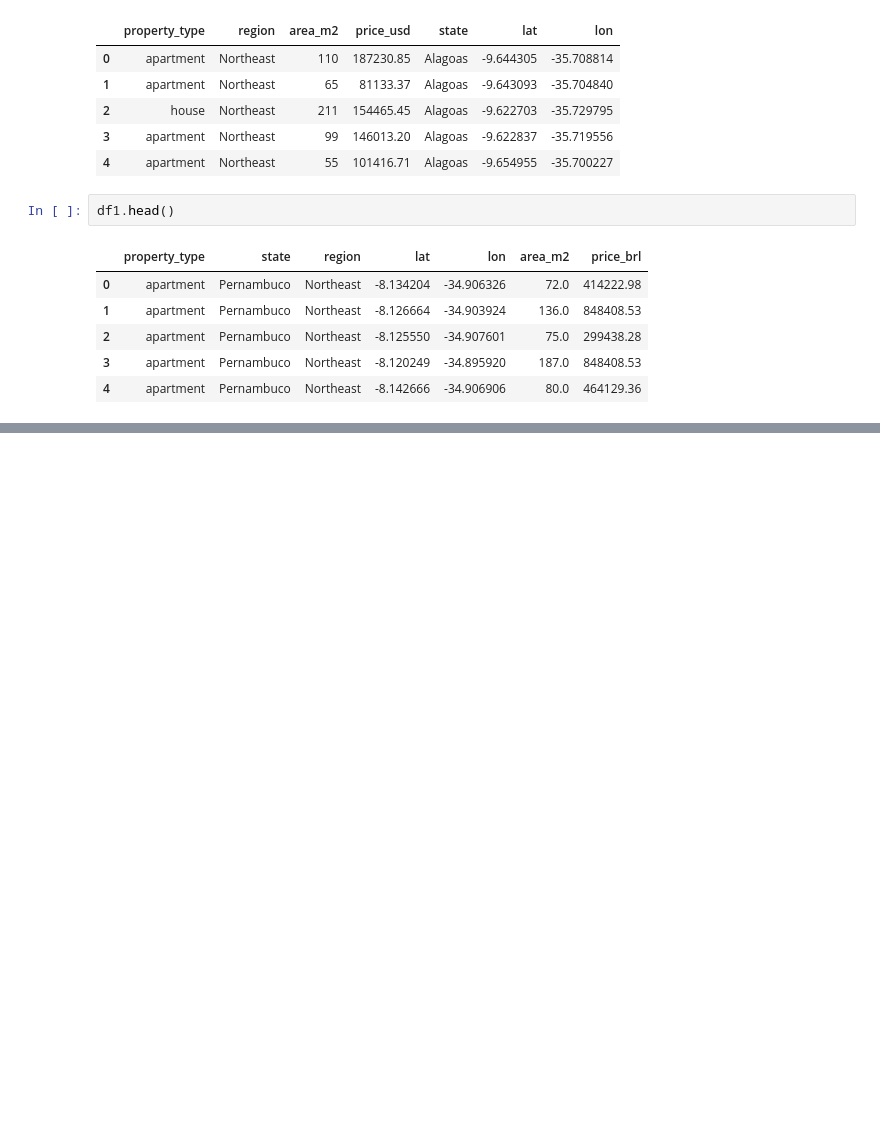
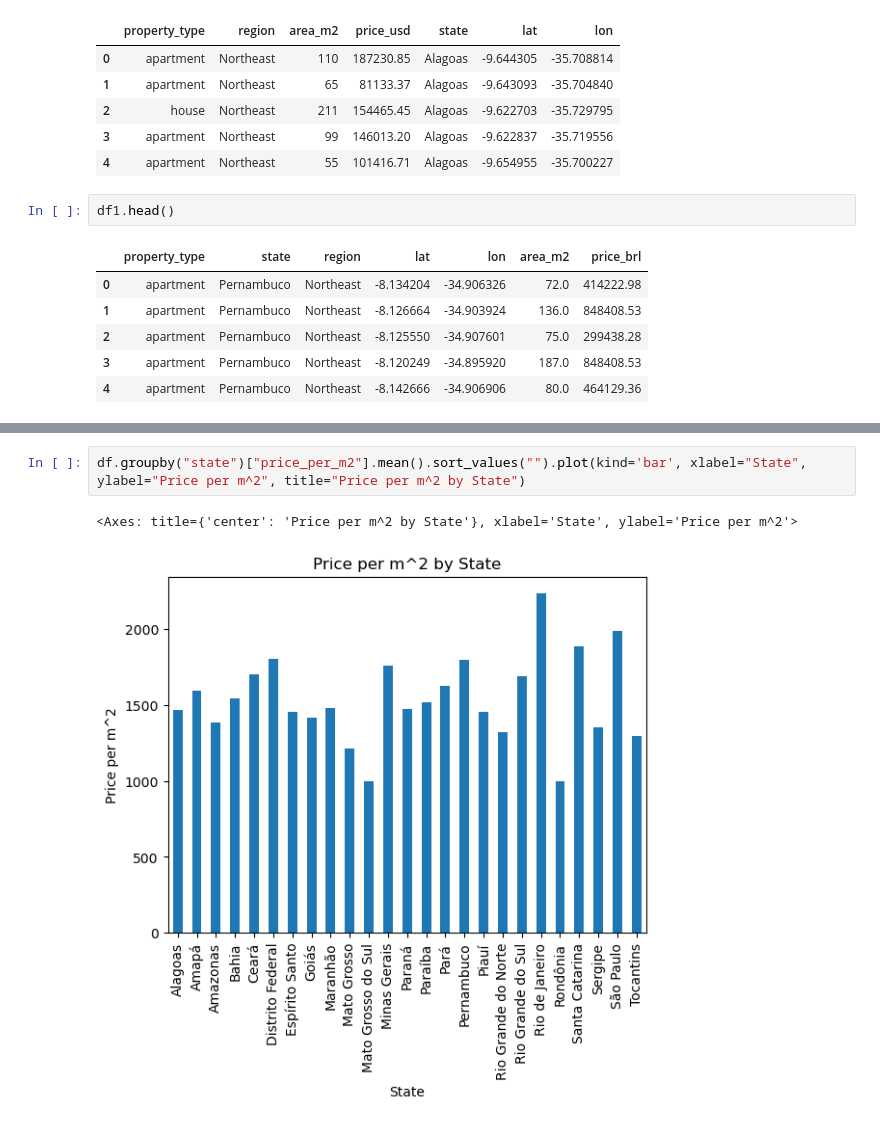
Before and after one commit to AbdulQuadri2399/Data_Relapse, a Jupyter notebook: Analyzing Property Data in Brazil/Exploratory-Data-Analysis.ipynb, the cells around one changed output, grey strips where cells are left out. Cells and saved outputs as stored; diff of their text form; blank space fills up the shorter version.

```diff
--- a/Analyzing Property Data in Brazil/Exploratory-Data-Analysis.ipynb
+++ b/Analyzing Property Data in Brazil/Exploratory-Data-Analysis.ipynb
@@ -196,0 +257,5 @@ df1.drop(columns=[")
+# %%
+df.groupby("state")["price_per_m2"].mean().sort_values("").plot(kind='bar', xlabel="State", ylabel="Price per m^2", title="Price per m^2 by State")
+# %% [output]
+<Axes: title={'center': 'Price per m^2 by State'}, xlabel='State', ylabel='Price per m^2'>
+[figure, added]
```
Also changed, not shown: parts of 9 cells of this notebook.
